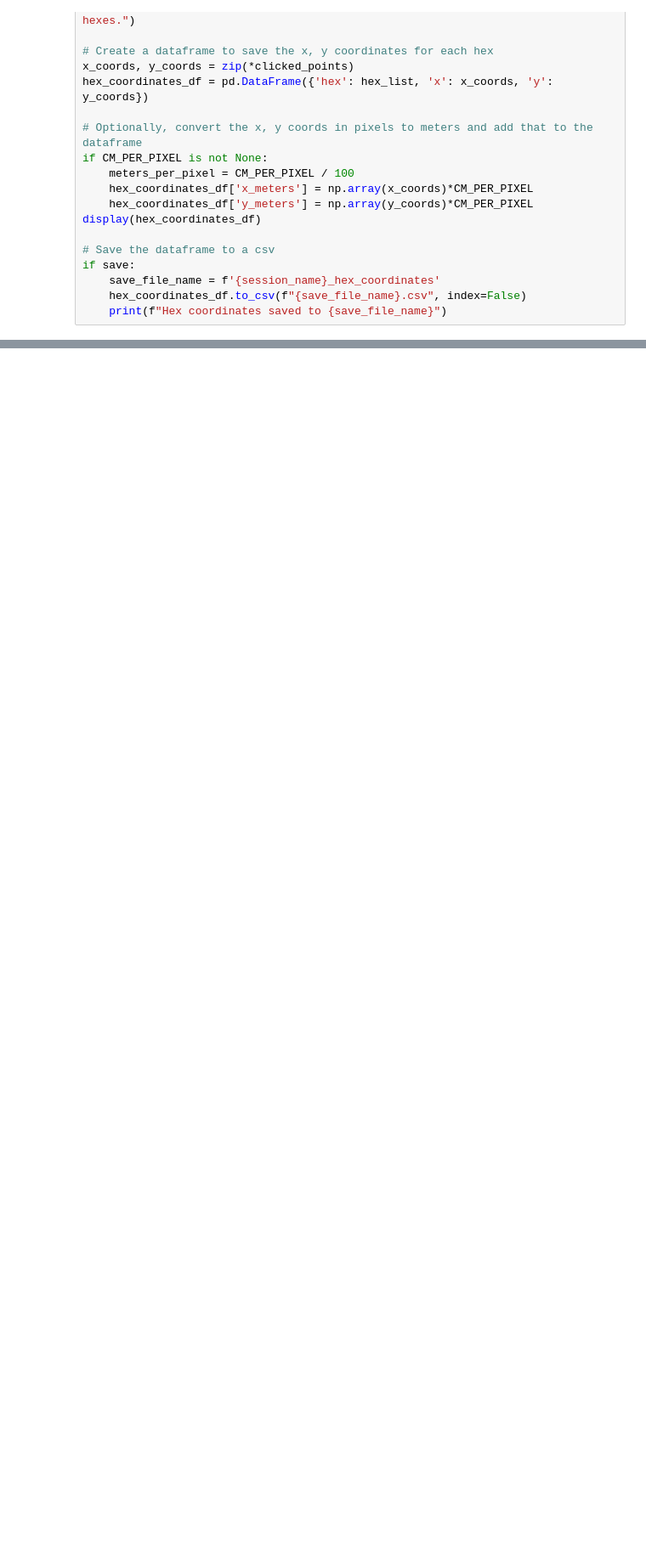
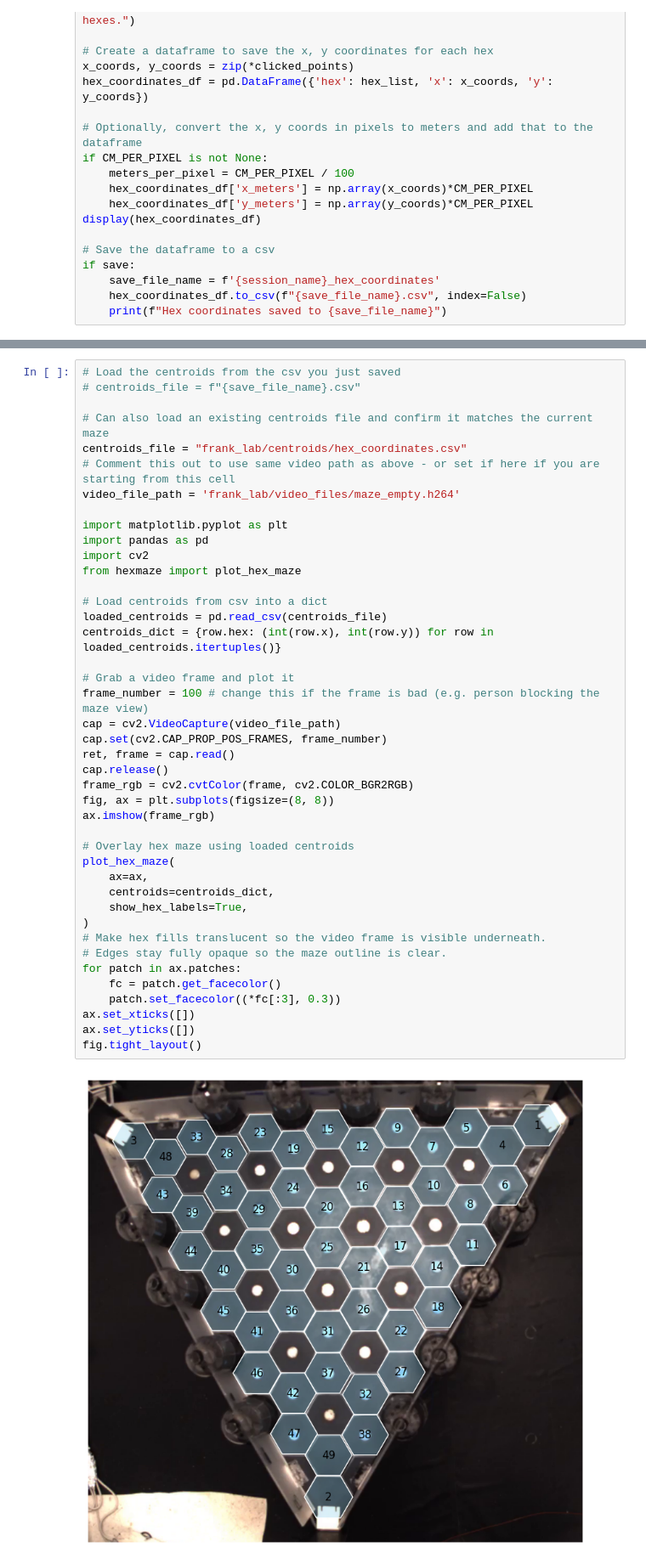
Before and after one commit to calderast/jdb_to_nwb, a Jupyter notebook: resources/Get_Hex_Centroids.ipynb, the cells around one changed output, grey strips where cells are left out. Shown at 85% size. Saved outputs shown, nothing was run; the diff lists cells and outputs as text; blank space fills up the shorter version.

Commit message:
Add plots for hex centroids

```diff
--- a/resources/Get_Hex_Centroids.ipynb
+++ b/resources/Get_Hex_Centroids.ipynb
@@ -170,0 +194,44 @@ if save:
+# %%
+# Load the centroids from the csv you just saved
+# centroids_file = f"{save_file_name}.csv"
+
+# Can also load an existing centroids file and confirm it matches the current maze
+centroids_file = "frank_lab/centroids/hex_coordinates.csv"
+# Comment this out to use same video path as above - or set if here if you are starting from this cell
+video_file_path = 'frank_lab/video_files/maze_empty.h264'
+
+import matplotlib.pyplot as plt
+import pandas as pd
+import cv2
+from hexmaze import plot_hex_maze
+
+# Load centroids from csv into a dict
+loaded_centroids = pd.read_csv(centroids_file)
+centroids_dict = {row.hex: (int(row.x), int(row.y)) for row in loaded_centroids.itertuples()}
+
+# Grab a video frame and plot it
+frame_number = 100 # change this if the frame is bad (e.g. person blocking the maze view)
+cap = cv2.VideoCapture(video_file_path)
+cap.set(cv2.CAP_PROP_POS_FRAMES, frame_number)
+ret, frame = cap.read()
+cap.release()
+frame_rgb = cv2.cvtColor(frame, cv2.COLOR_BGR2RGB)
+fig, ax = plt.subplots(figsize=(8, 8))
+ax.imshow(frame_rgb)
+
+# Overlay hex maze using loaded centroids
+plot_hex_maze(
+    ax=ax,
+    centroids=centroids_dict,
+    show_hex_labels=True,
+)
+# Make hex fills translucent so the video frame is visible underneath.
+# Edges stay fully opaque so the maze outline is clear.
+for patch in ax.patches:
+    fc = patch.get_facecolor()
+    patch.set_facecolor((*fc[:3], 0.3))
+ax.set_xticks([])
+ax.set_yticks([])
+fig.tight_layout()
+# %% [output]
+[figure, added]
```
Also changed, not shown: parts of 10 cells of this notebook, 3 other files.
